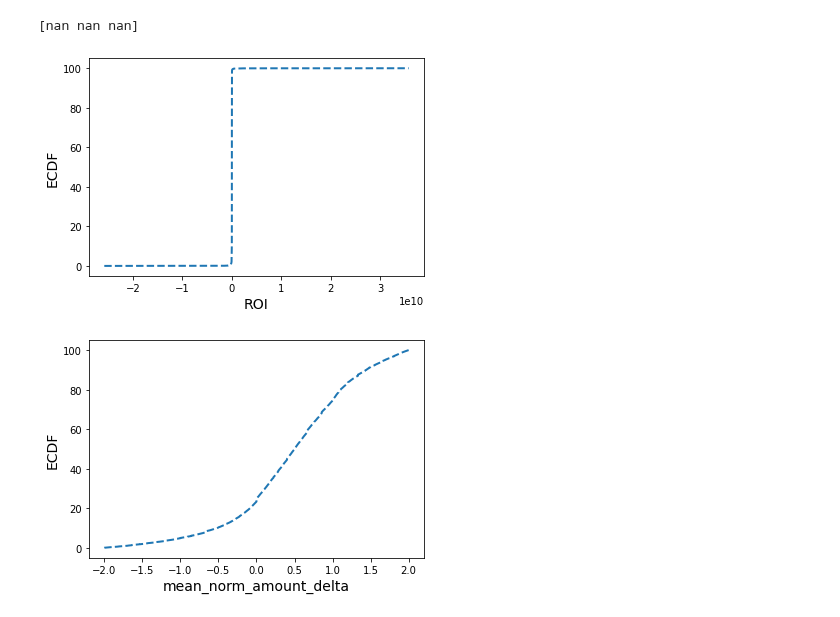
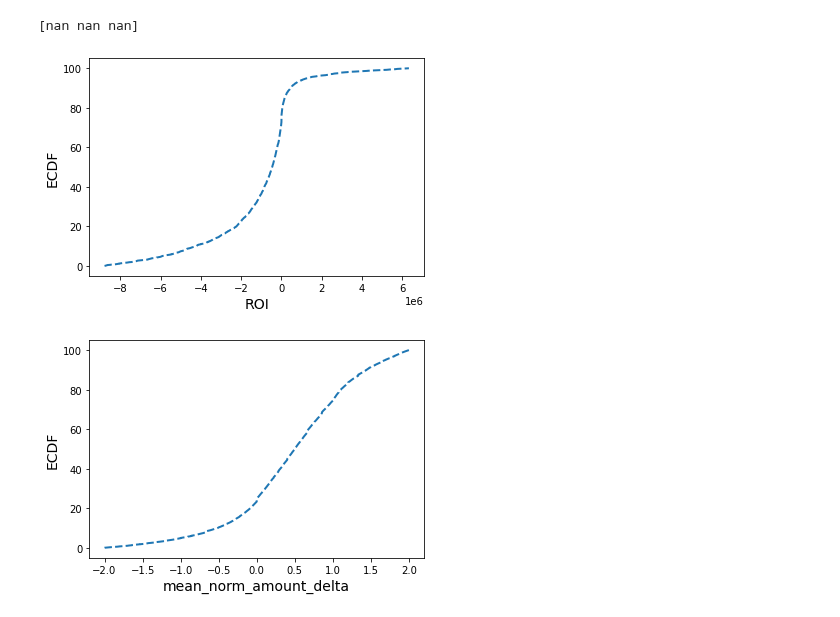
Before and after one commit to StardustLID/TEMG4952A-TEAM-5, a Jupyter notebook: Week3_Onwards/Data_Preprocessing_and_Plots.ipynb, the cells around one changed output. Saved outputs shown, nothing was run; the diff lists cells and outputs as text; code cells hidden in the pictures.

```diff
--- a/Week3_Onwards/Data_Preprocessing_and_Plots.ipynb
+++ b/Week3_Onwards/Data_Preprocessing_and_Plots.ipynb
@@ -347,3 +347,9 @@ for feature in numerical_features:
 [figure]
 [figure]
 [figure]
+# %%
+num_z_score = 0.001
+roi_no_extreme = df[np.abs(df['roi']-df['roi'].mean()) <= (num_z_score*df['roi'].std())]
+fig, ax = plt.subplots(figsize=(15,1))
+sns.boxplot(data=roi_no_extreme, x='roi')
+plt.show()
@@ -364,15 +372,16 @@ print(np.percentile(roi_df['mean_norm_amount_delta'], [68, 95, 99.7]))
 [nan nan nan]
 # %%
 # Generate x and y values for ECDF: x, y
-x, y = dcst.ecdf(df['roi'])
+# x, y = dcst.ecdf(df['roi'])
+x, y = dcst.ecdf(roi_no_extreme['roi'])
 # Plot the ECDF as dots
 _ = plt.plot(x, y*100, linestyle='--', lw = 2)
 # Label axes and show plot
 _ = plt.xlabel('ROI', size = 14)
 _ = plt.ylabel('ECDF', size = 14)
 plt.show()
 # %% [output]
-[figure, old version]
+[figure, new version]
 # %%
 # Generate x and y values for ECDF: x, y
 x, y = dcst.ecdf(roi_df['mean_norm_amount_delta'])
```
Also changed, not shown: parts of 2 cells of this notebook.
